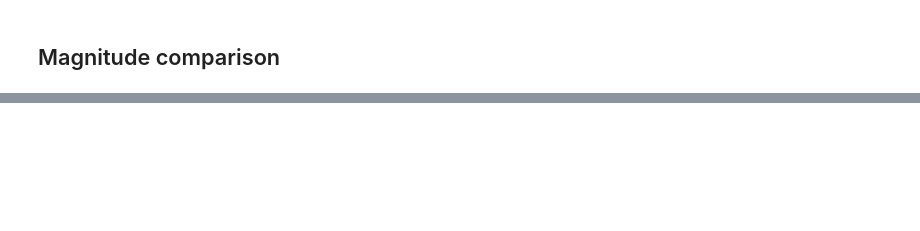
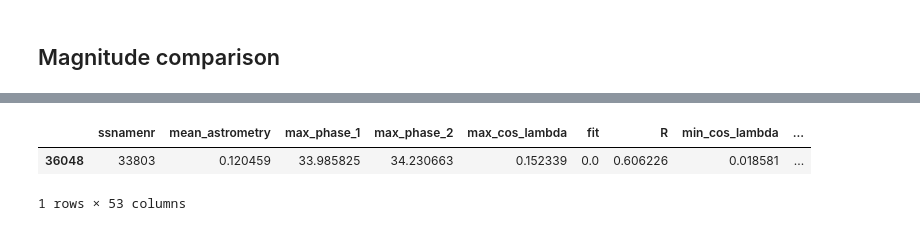
Before and after one commit to astrolabsoftware/fink-tutorials, a Jupyter notebook: sso/fink_sso_imcce.ipynb, the cells around one changed output, grey strips where cells are left out. Saved outputs shown, nothing was run; the diff lists cells and outputs as text; code cells hidden in the pictures; blank space fills up the shorter version.

```diff
--- a/sso/fink_sso_imcce.ipynb
+++ b/sso/fink_sso_imcce.ipynb
@@ -420,0 +130,21 @@ See https://fink-broker.org/2022-01-28-sso-science/ for more information
+# %%
+import io
+import requests
+import pandas as pd
+
+r = requests.post(
+  'https://fink-portal.org/api/v1/ssoft',
+  json={
+    'output-format': 'parquet',
+    'sso_number': 33803
+  }
+)
+
+# Format output in a DataFrame
+pdf = pd.read_parquet(io.BytesIO(r.content))
+# %%
+pdf
+# %% [output]
+|  | ssnamenr | mean_astrometry | max_phase_1 | max_phase_2 | max_cos_lambda | fit | R | min_cos_lambda | ... |
+| 36048 | 33803 | 0.120459 | 33.985825 | 34.230663 | 0.152339 | 0.0 | 0.606226 | 0.018581 | ... |
+1 rows × 53 columns
```
Also changed, not shown: parts of 21 cells of this notebook, 2 other files.
